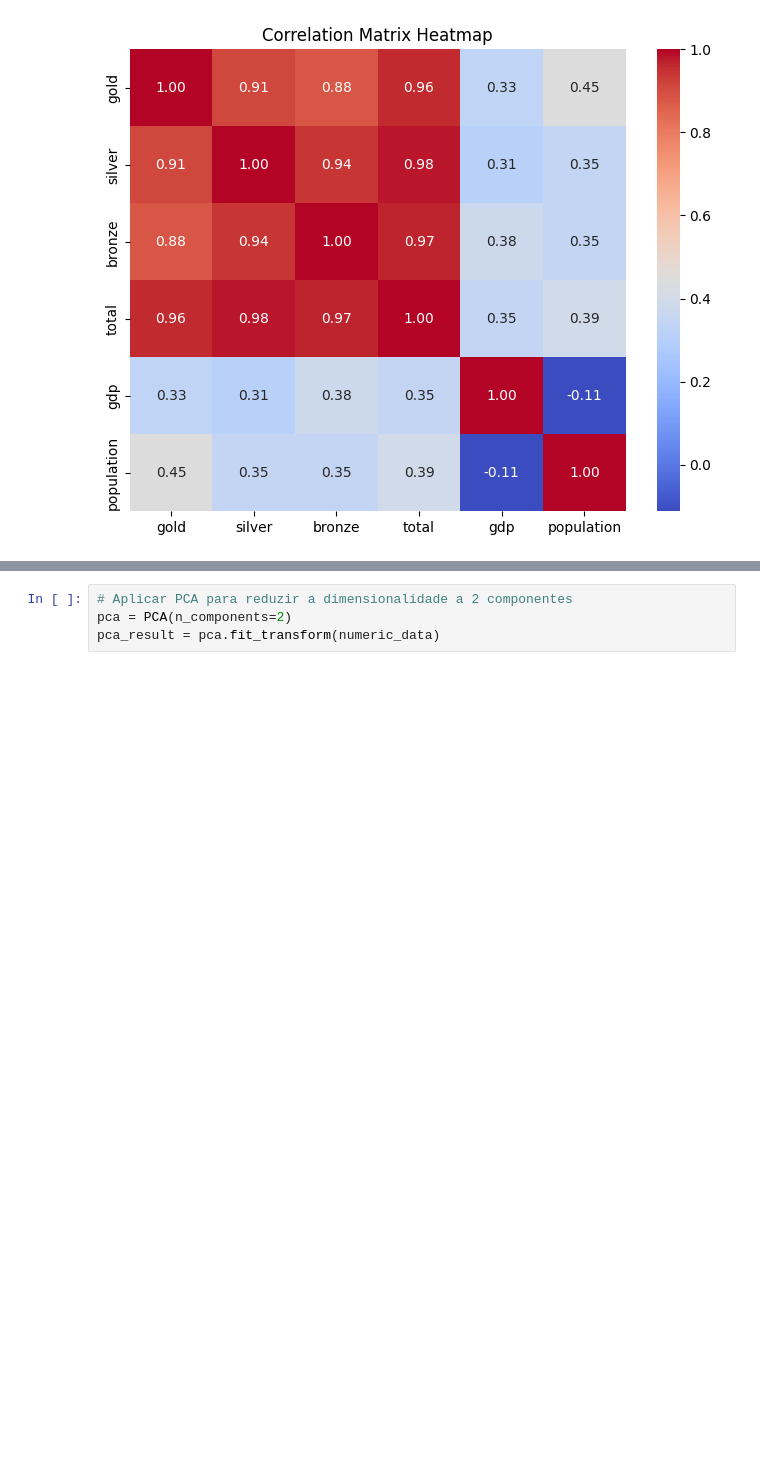
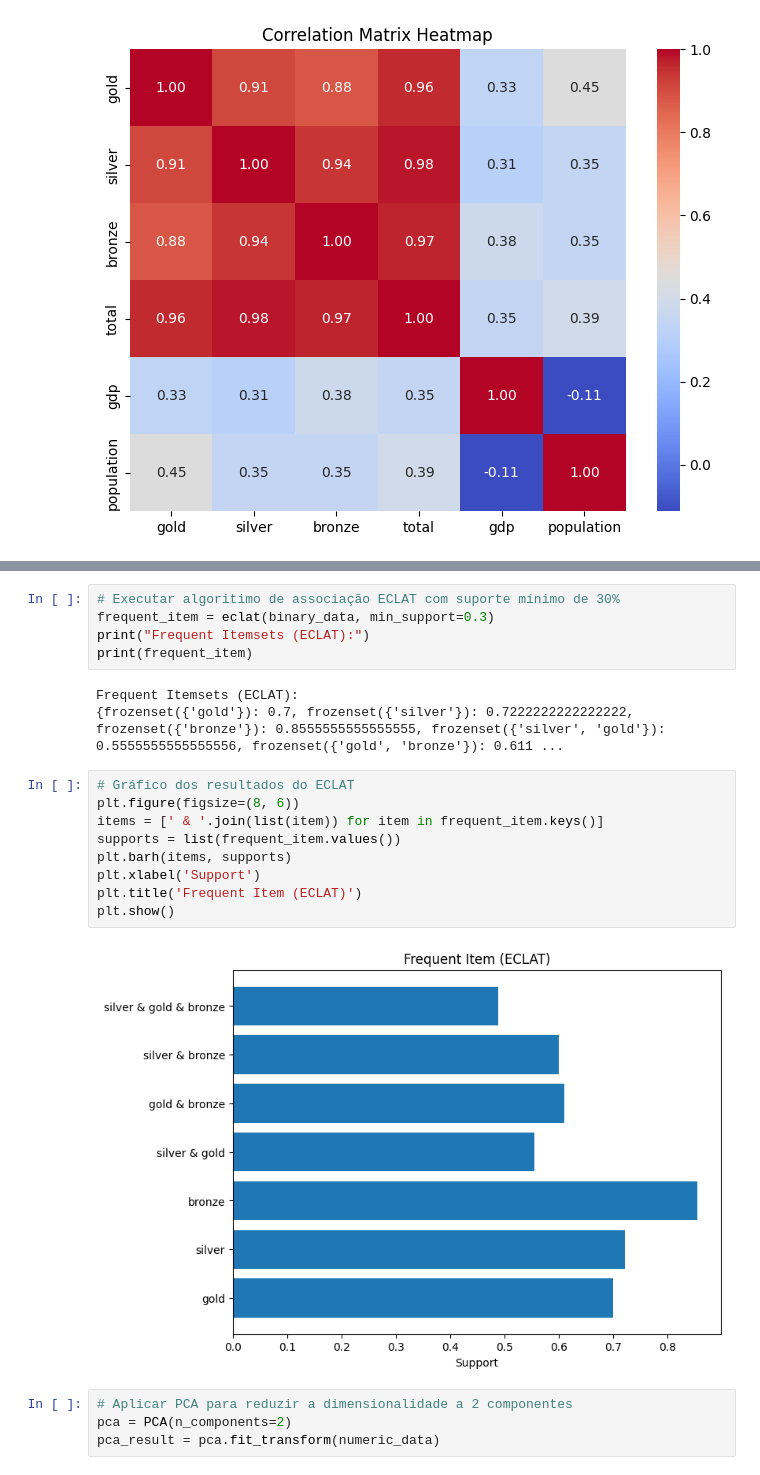
Before and after one commit to Bmartins25/Mineracao_de_dados_and_LLM_UFMG, a Jupyter notebook: TP2_Disciplina_Mineracao_Dados.ipynb, the cells around one changed output, grey strips where cells are left out. Cells and saved outputs as stored; diff of their text form; blank space fills up the shorter version.

```diff
--- a/TP2_Disciplina_Mineracao_Dados.ipynb
+++ b/TP2_Disciplina_Mineracao_Dados.ipynb
@@ -67,3 +109,22 @@ A matriz de correlação dos dados numéricos foi exibida. Essa análise mostra
+# %%
+# Executar algoritimo de associação ECLAT com suporte mínimo de 30%
+frequent_item = eclat(binary_data, min_support=0.3)
+print("Frequent Itemsets (ECLAT):")
+print(frequent_item)
+# %% [output]
+Frequent Itemsets (ECLAT):
+{frozenset({'gold'}): 0.7, frozenset({'silver'}): 0.7222222222222222, frozenset({'bronze'}): 0.8555555555555555, frozenset({'silver', 'gold'}): 0.5555555555555556, frozenset({'gold', 'bronze'}): 0.611 ...
+# %%
+# Gráfico dos resultados do ECLAT
+plt.figure(figsize=(8, 6))
+items = [' & '.join(list(item)) for item in frequent_item.keys()]
+supports = list(frequent_item.values())
+plt.barh(items, supports)
+plt.xlabel('Support')
+plt.title('Frequent Item (ECLAT)')
+plt.show()
+# %% [output]
+[figure, added]
 # %%
 # Aplicar PCA para reduzir a dimensionalidade a 2 componentes
 pca = PCA(n_components=2)
```
Also changed, not shown: parts of 14 cells of this notebook.
